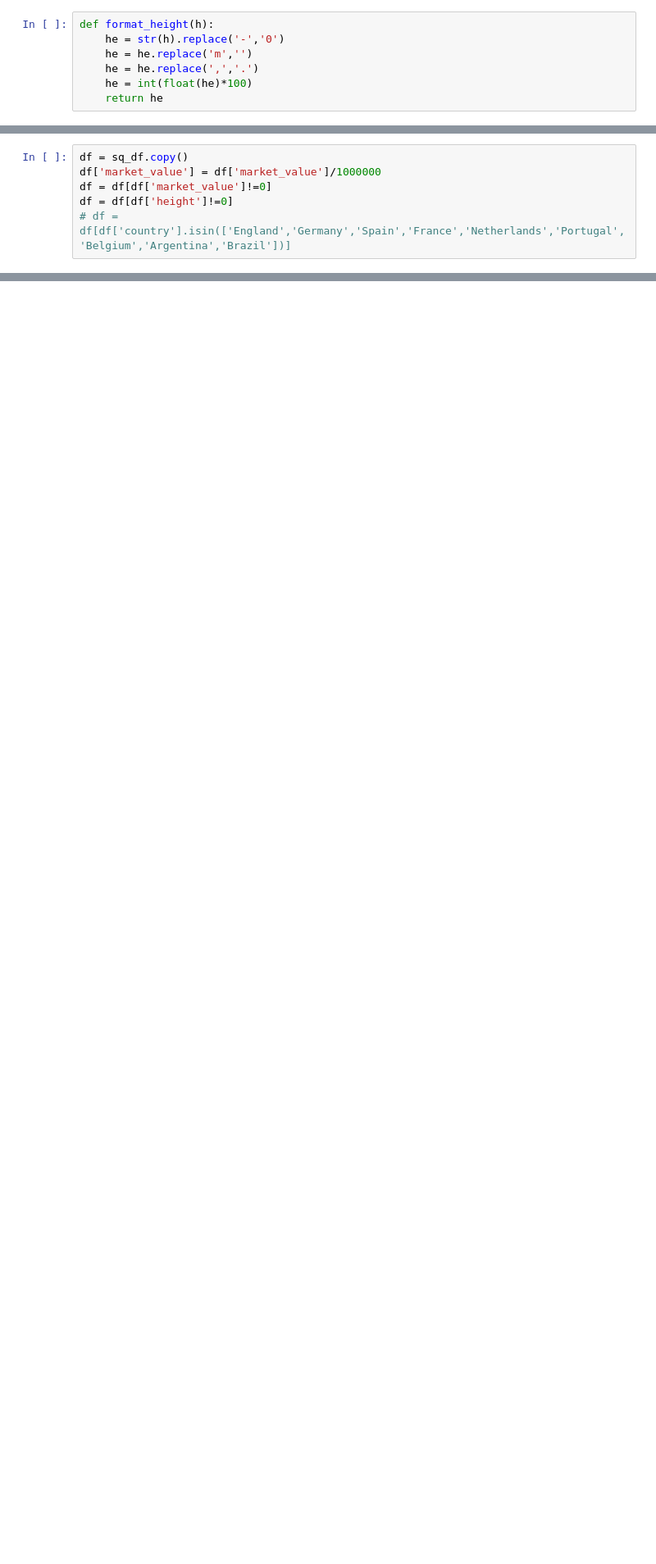
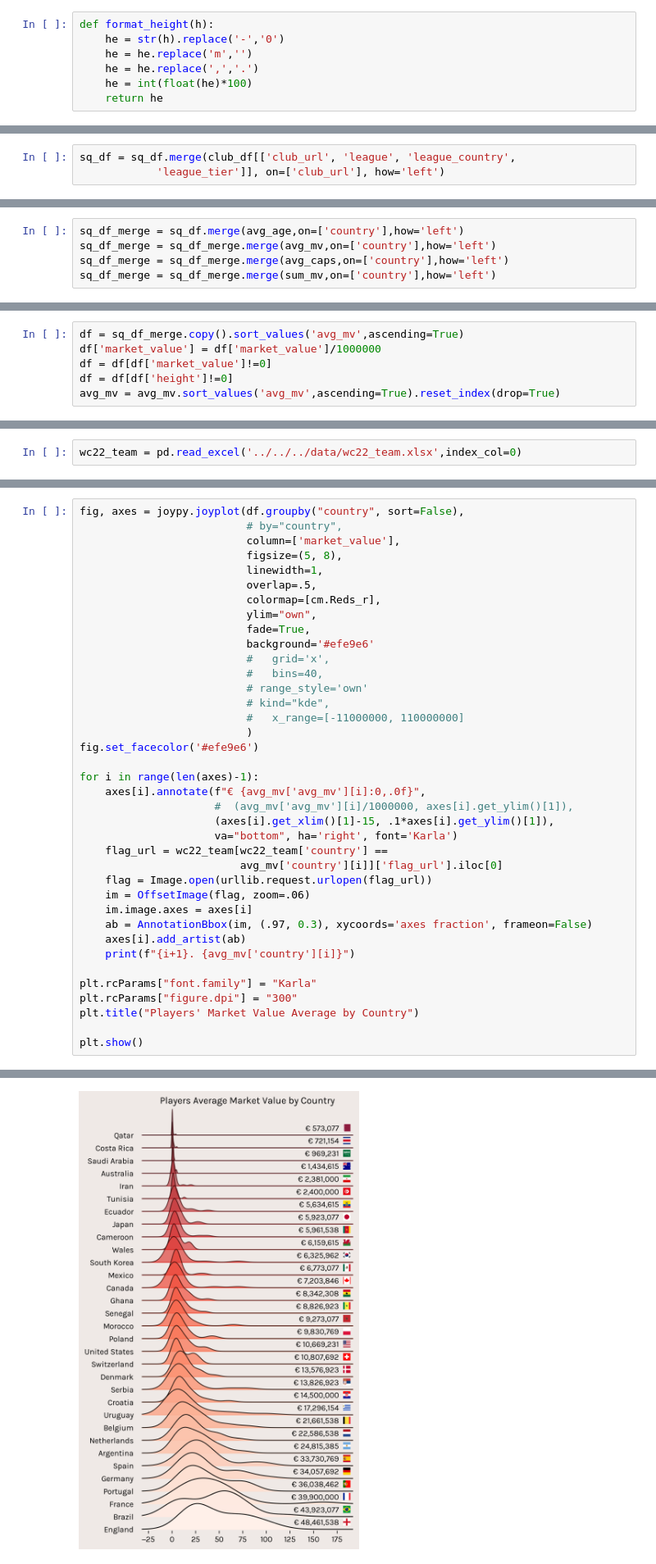
Before and after one commit to argonurcahyo/football-viz, a Jupyter notebook: src/scraper/football/transfermarkt_wc22.ipynb, the cells around one changed output, grey strips where cells are left out. Shown at 82% size. Saved outputs shown, nothing was run; the diff lists cells and outputs as text; blank space fills up the shorter version.

```diff
--- a/src/scraper/football/transfermarkt_wc22.ipynb
+++ b/src/scraper/football/transfermarkt_wc22.ipynb
@@ -179,0 +223,3 @@ sq_df.groupby('club')['name'].count().reset_index(
+# %%
+sq_df = sq_df.merge(club_df[['club_url', 'league', 'league_country',
+            'league_tier']], on=['club_url'], how='left')
@@ -180,3 +228,8 @@ sq_df.groupby('club')['name'].count().reset_index(
+# %%
+sq_df_merge = sq_df.merge(avg_age,on=['country'],how='left')
+sq_df_merge = sq_df_merge.merge(avg_mv,on=['country'],how='left')
+sq_df_merge = sq_df_merge.merge(avg_caps,on=['country'],how='left')
+sq_df_merge = sq_df_merge.merge(sum_mv,on=['country'],how='left')
 # %%
 import joypy
 from matplotlib import pyplot as plt
@@ -184,6 +240,6 @@ from matplotlib import cm
 # %%
-df = sq_df.copy()
+df = sq_df_merge.copy().sort_values('avg_mv',ascending=True)
 df['market_value'] = df['market_value']/1000000
 df = df[df['market_value']!=0]
 df = df[df['height']!=0]
-# df = df[df['country'].isin(['England','Germany','Spain','France','Netherlands','Portugal','Belgium','Argentina','Brazil'])]
+avg_mv = avg_mv.sort_values('avg_mv',ascending=True).reset_index(drop=True)
@@ -209,0 +246,2 @@ plt.show()
+# %%
+wc22_team = pd.read_excel('../../../data/wc22_team.xlsx',index_col=0)
@@ -209,0 +252,39 @@ plt.show()
+# %%
+fig, axes = joypy.joyplot(df.groupby("country", sort=False),
+                          # by="country",
+                          column=['market_value'],
+                          figsize=(5, 8),
+                          linewidth=1,
+                          overlap=.5,
+                          colormap=[cm.Reds_r],
+                          ylim="own",
+                          fade=True,
+                          background='#efe9e6'
+                          #   grid='x',
+                          #   bins=40,
+                          # range_style='own'
+                          # kind="kde",
+                          #   x_range=[-11000000, 110000000]
+                          )
+fig.set_facecolor('#efe9e6')
+
+for i in range(len(axes)-1):
+    axes[i].annotate(f"€ {avg_mv['avg_mv'][i]:0,.0f}",
+                     #  (avg_mv['avg_mv'][i]/1000000, axes[i].get_ylim()[1]),
+                     (axes[i].get_xlim()[1]-15, .1*axes[i].get_ylim()[1]),
+                     va="bottom", ha='right', font='Karla')
+    flag_url = wc22_team[wc22_team['country'] ==
+                         avg_mv['country'][i]]['flag_url'].iloc[0]
+    flag = Image.open(urllib.request.urlopen(flag_url))
+    im = OffsetImage(flag, zoom=.06)
+    im.image.axes = axes[i]
+    ab = AnnotationBbox(im, (.97, 0.3), xycoords='axes fraction', frameon=False)
+    axes[i].add_artist(ab)
+    print(f"{i+1}. {avg_mv['country'][i]}")
+
+plt.rcParams["font.family"] = "Karla"
+plt.rcParams["figure.dpi"] = "300"
+plt.title("Players' Market Value Average by Country")
+
+plt.show()
+# %% [output]
@@ -209,0 +308 @@ plt.show()
+[figure, added]
```
Also changed, not shown: parts of 20 cells of this notebook, 7 other files.
